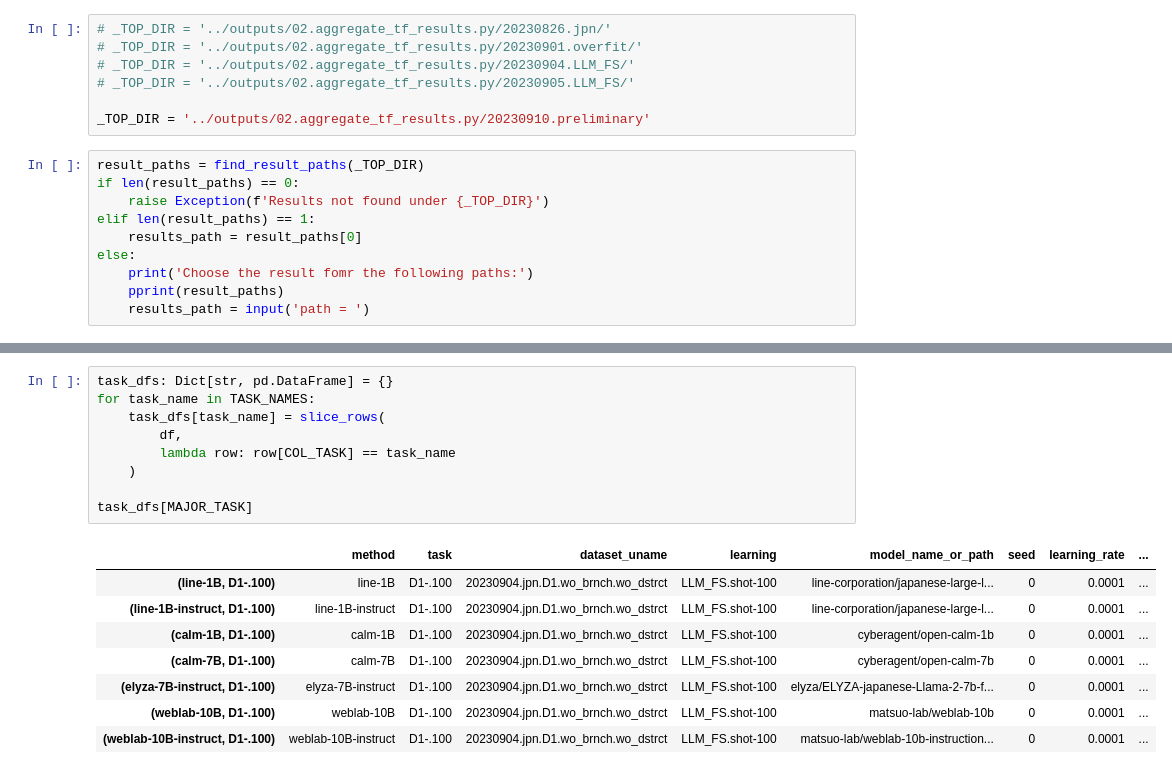
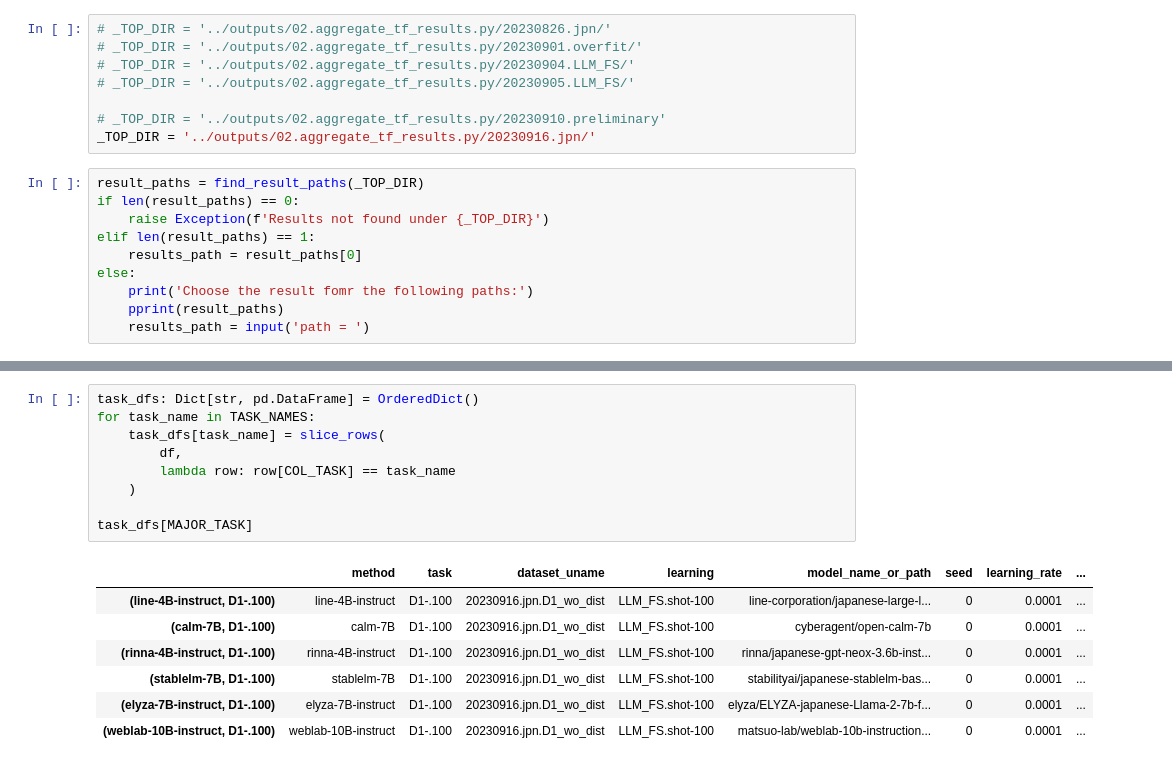
Before and after one commit to hitachi-nlp/FLD-prover, a Jupyter notebook: ipynb/analysis.ipynb, the cells around one changed output, grey strips where cells are left out. Drawn from its saved outputs; the diff is of its cells as text.

Commit message:
[update] modify default settings for LLM few-shot experiments

```diff
--- a/ipynb/analysis.ipynb
+++ b/ipynb/analysis.ipynb
@@ -148,7 +175,8 @@ COLOR_PARETTE_UPPER = 70
 # _TOP_DIR = '../outputs/02.aggregate_tf_results.py/20230904.LLM_FS/'
 # _TOP_DIR = '../outputs/02.aggregate_tf_results.py/20230905.LLM_FS/'
 
-_TOP_DIR = '../outputs/02.aggregate_tf_results.py/20230910.preliminary'
+# _TOP_DIR = '../outputs/02.aggregate_tf_results.py/20230910.preliminary'
+_TOP_DIR = '../outputs/02.aggregate_tf_results.py/20230916.jpn/'
 # %%
 result_paths = find_result_paths(_TOP_DIR)
 if len(result_paths) == 0:
@@ -236,19 +272,18 @@ for task in df[COL_TASK].unique():
 # %%
-task_dfs: Dict[str, pd.DataFrame] = {}
+task_dfs: Dict[str, pd.DataFrame] = OrderedDict()
 for task_name in TASK_NAMES:
     task_dfs[task_name] = slice_rows(
         df,
         lambda row: row[COL_TASK] == task_name
     )
 
 task_dfs[MAJOR_TASK]
 # %% [output]
 |  | method | task | dataset_uname | learning | model_name_or_path | seed | learning_rate | ... |
-| (line-1B, D1-.100) | line-1B | D1-.100 | 20230904.jpn.D1.wo_brnch.wo_dstrct | LLM_FS.shot-100 | line-corporation/japanese-large-l... | 0 | 0.0001 | ... |
-| (line-1B-instruct, D1-.100) | line-1B-instruct | D1-.100 | 20230904.jpn.D1.wo_brnch.wo_dstrct | LLM_FS.shot-100 | line-corporation/japanese-large-l... | 0 | 0.0001 | ... |
-| (calm-1B, D1-.100) | calm-1B | D1-.100 | 20230904.jpn.D1.wo_brnch.wo_dstrct | LLM_FS.shot-100 | cyberagent/open-calm-1b | 0 | 0.0001 | ... |
-| (calm-7B, D1-.100) | calm-7B | D1-.100 | 20230904.jpn.D1.wo_brnch.wo_dstrct | LLM_FS.shot-100 | cyberagent/open-calm-7b | 0 | 0.0001 | ... |
-| (elyza-7B-instruct, D1-.100) | elyza-7B-instruct | D1-.100 | 20230904.jpn.D1.wo_brnch.wo_dstrct | LLM_FS.shot-100 | elyza/ELYZA-japanese-Llama-2-7b-f... | 0 | 0.0001 | ... |
-| (weblab-10B, D1-.100) | weblab-10B | D1-.100 | 20230904.jpn.D1.wo_brnch.wo_dstrct | LLM_FS.shot-100 | matsuo-lab/weblab-10b | 0 | 0.0001 | ... |
-| (weblab-10B-instruct, D1-.100) | weblab-10B-instruct | D1-.100 | 20230904.jpn.D1.wo_brnch.wo_dstrct | LLM_FS.shot-100 | matsuo-lab/weblab-10b-instruction... | 0 | 0.0001 | ... |
+| (line-4B-instruct, D1-.100) | line-4B-instruct | D1-.100 | 20230916.jpn.D1_wo_dist | LLM_FS.shot-100 | line-corporation/japanese-large-l... | 0 | 0.0001 | ... |
+| (calm-7B, D1-.100) | calm-7B | D1-.100 | 20230916.jpn.D1_wo_dist | LLM_FS.shot-100 | cyberagent/open-calm-7b | 0 | 0.0001 | ... |
+| (rinna-4B-instruct, D1-.100) | rinna-4B-instruct | D1-.100 | 20230916.jpn.D1_wo_dist | LLM_FS.shot-100 | rinna/japanese-gpt-neox-3.6b-inst... | 0 | 0.0001 | ... |
+| (stablelm-7B, D1-.100) | stablelm-7B | D1-.100 | 20230916.jpn.D1_wo_dist | LLM_FS.shot-100 | stabilityai/japanese-stablelm-bas... | 0 | 0.0001 | ... |
+| (elyza-7B-instruct, D1-.100) | elyza-7B-instruct | D1-.100 | 20230916.jpn.D1_wo_dist | LLM_FS.shot-100 | elyza/ELYZA-japanese-Llama-2-7b-f... | 0 | 0.0001 | ... |
+| (weblab-10B-instruct, D1-.100) | weblab-10B-instruct | D1-.100 | 20230916.jpn.D1_wo_dist | LLM_FS.shot-100 | matsuo-lab/weblab-10b-instruction... | 0 | 0.0001 | ... |
 # %%
```
Also changed, not shown: parts of 10 cells of this notebook, 7 other files.
